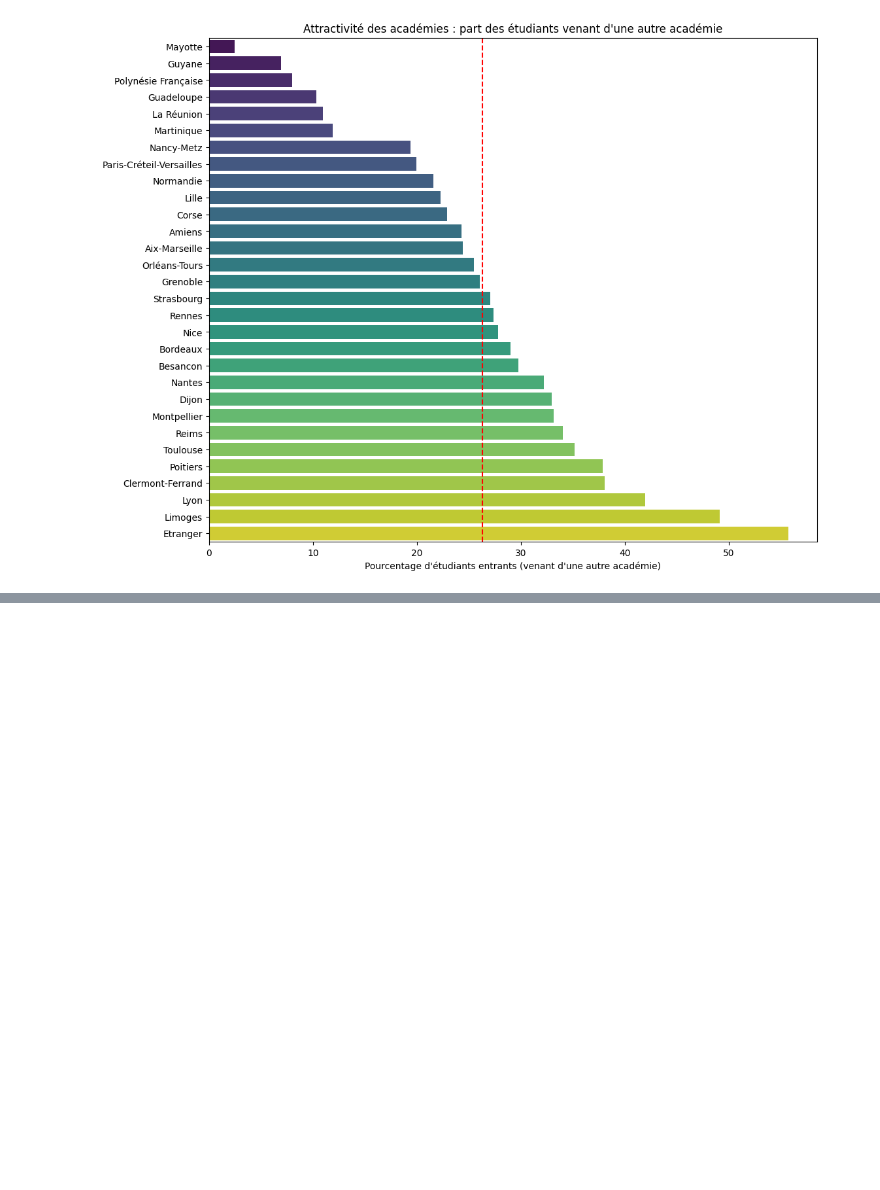
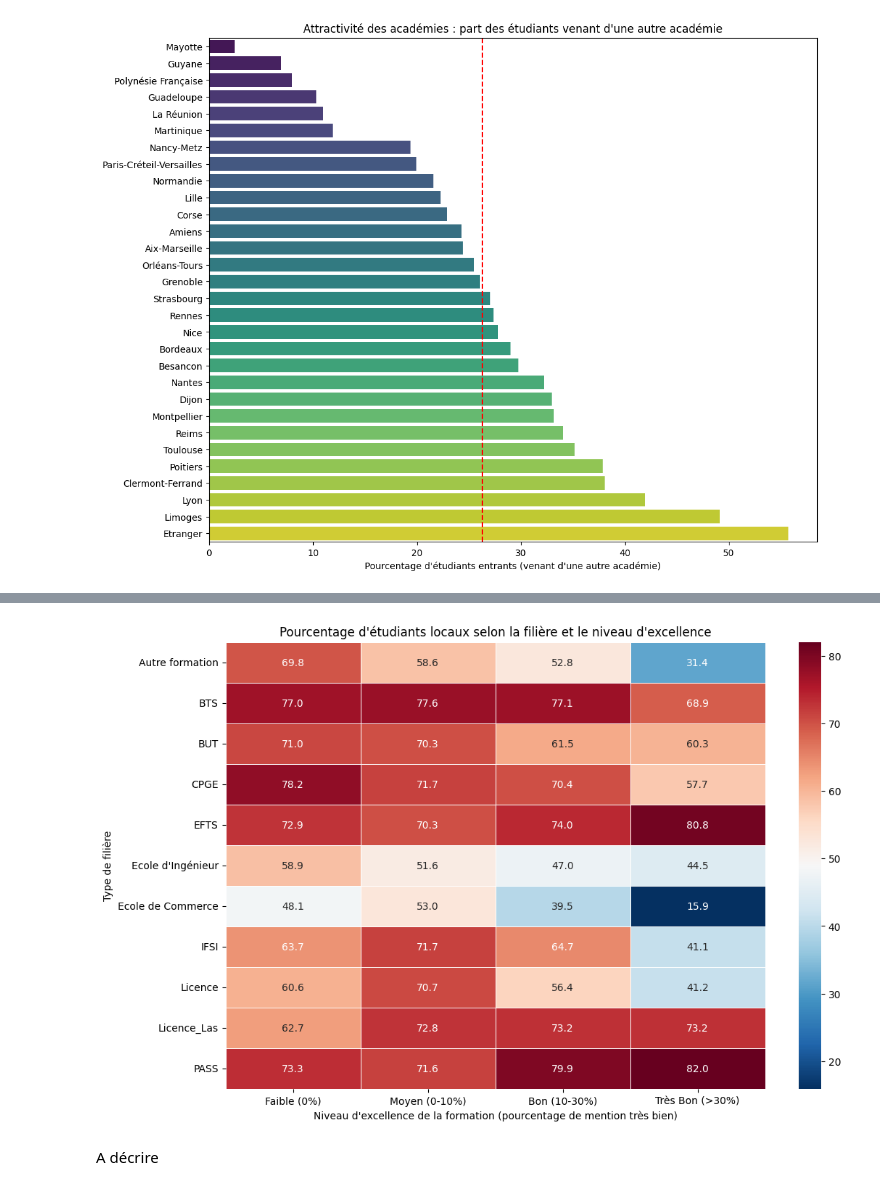
Before and after one commit to elise-m1/Projet-python-data-science, a Jupyter notebook: main.ipynb, the cells around one changed output, grey strips where cells are left out. Drawn from its saved outputs; the diff is of its cells as text; code cells hidden in the pictures; blank space fills up the shorter version.

Commit message:
Statistiques descriptive sur la mobilité et l'excellence scolaire (heatmap)

```diff
--- a/main.ipynb
+++ b/main.ipynb
@@ -154,0 +145,27 @@ Passing `palette` without assigning `hue` is deprecated and will be removed in v
+# %%
+pivot_excellence = df.pivot_table(
+    index="filiere_agr",
+    columns="niveau_formation",
+    values="part_bac_ac",
+    aggfunc="mean"
+)
+
+plt.figure(figsize=(12,8))
+
+sns.heatmap(
+    pivot_excellence,
+    annot=True,
+    fmt=".1f",
+    cmap="RdBu_r",
+    linewidths=.5
+)
+
+plt.title("Pourcentage d'étudiants locaux selon la filière et le niveau d'excellence")
+plt.xlabel("Niveau d'excellence de la formation (pourcentage de mention très bien)")
+plt.ylabel("Type de filière")
+
+plt.show()
+# %% [output]
+[figure, added]
+# %% [markdown]
+A décrire
```
Also changed, not shown: parts of 3 cells of this notebook.
